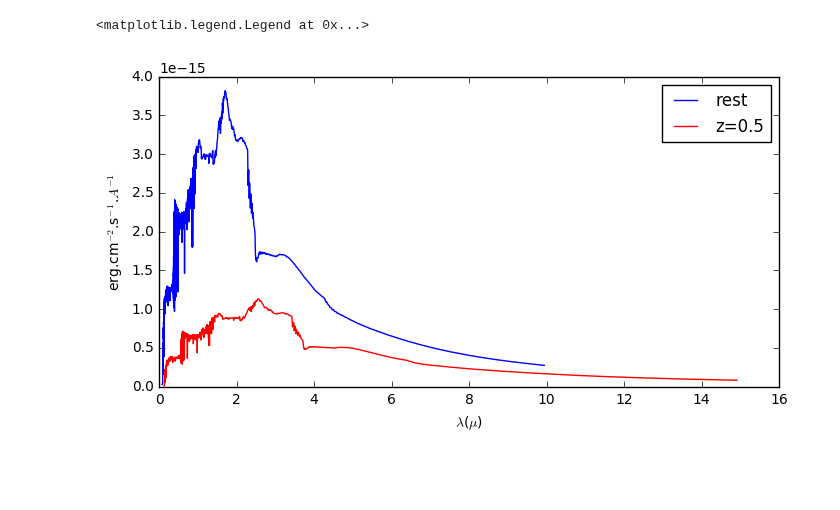
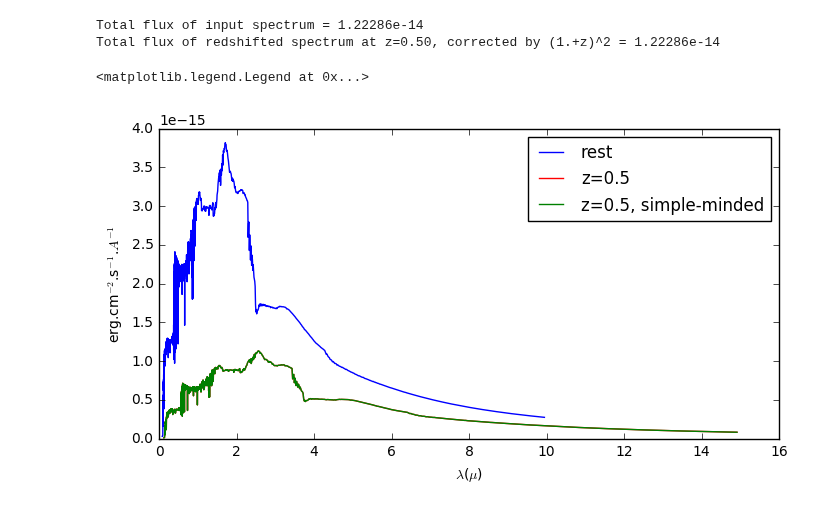
Before and after one commit to ibusko/experiments_specviz, a Jupyter notebook: experiment_redshift.ipynb, the cells around one changed output. Cells and saved outputs as stored; diff of their text form; code cells hidden in the pictures; blank space fills up the shorter version.

```diff
--- a/experiment_redshift.ipynb
+++ b/experiment_redshift.ipynb
@@ -5,15 +15,24 @@ from __future__ import print_function
 
 import numpy as np
 from astropy.io import fits
+from astropy import units as u
 import matplotlib.pyplot as plt
+%matplotlib inline
 
-%matplotlib inline
-# constants for all plots
-x_label = '$\lambda$($\mu$)'
-y_label = 'erg.cm$^{-2}$.s$^{-1}$.$A^{-1}$'
+# constants for plotting
+micron_label = '$\lambda$($\mu$)'
+angstrom_label = '$\lambda$($\AA$)'
+fnu_label = 'erg.cm$^{-2}$.s$^{-1}$.$Hz^{-1}$'
+flambda_label = 'erg.cm$^{-2}$.s$^{-1}$.$A^{-1}$'
 plot_axis = [0.8, 2.4, 2.8e-15, 4.e-15]
 
 # read data
 data = np.genfromtxt("data/example_spec_ipac.txt")
 wave = data[:,0]
 flux = data[:,1]
+
+# define some units
+micron = u.micron
+photnu = u.photon/u.cm**2/u.s/u.Hz
+fnu = u.erg/u.cm**2/u.s/u.Hz
+flambda = u.erg/u.cm**2/u.s/u.AA
@@ -40,11 +87,32 @@ flux_r = a.to(flux_units, equivalencies=u.spectral_density(models.RedshiftScaleF
+# %%
+# now we use the actual units for this spectrum
+flux_units = flambda
+
+# and repeat the above
+a = (flux * flux_units).to(photnu, equivalencies=u.spectral_density(wave_mean * micron))
+flux_r = a.to(flux_units, equivalencies=u.spectral_density((1.+z) * wave_mean * micron))
+
+delta = wave[1:] - wave[:-1]
+sum_f = np.sum(flux[1:] * delta)
+print("Total flux of input spectrum = %g" % sum_f)
+# Now, we know that flux density expressed in flam decreases by a factor (1+z)**3, so
+# for comparison with the rest spectrum, we correct the integral by a factor (1+z)**2
+delta = wave_r[1:] - wave_r[:-1]
+sum_f = np.sum(flux_r[1:].value * delta) * (1.+z)**2
+print("Total flux of redshifted spectrum at z=%4.2f, corrected by (1.+z)^2 = %g" % (z, sum_f))
+# %% [output]
+Total flux of input spectrum = 1.22286e-14
+Total flux of redshifted spectrum at z=0.50, corrected by (1.+z)^2 = 1.22286e-14
 # %%
+# now, got to scale by 1/(1+z)**3 to get it right
 plt.gcf().set_size_inches(8.,4.)
 plt.plot(wave, flux, color='b', label='rest')
 plt.plot(wave_r, flux_r, color='r', label='z='+str(z))
-plt.xlabel(x_label)
-plt.ylabel(y_label)
+plt.plot(wave_r, flux/((1.+z)**3), color='g', label='z='+str(z)+', simple-minded')
+plt.xlabel(micron_label)
+plt.ylabel(flambda_label)
 plt.legend()
 # %% [output]
 <matplotlib.legend.Legend at 0x...>
-[figure, old version]
+[figure, new version]
 # %%
```
Also changed, not shown: parts of 9 cells of this notebook.
